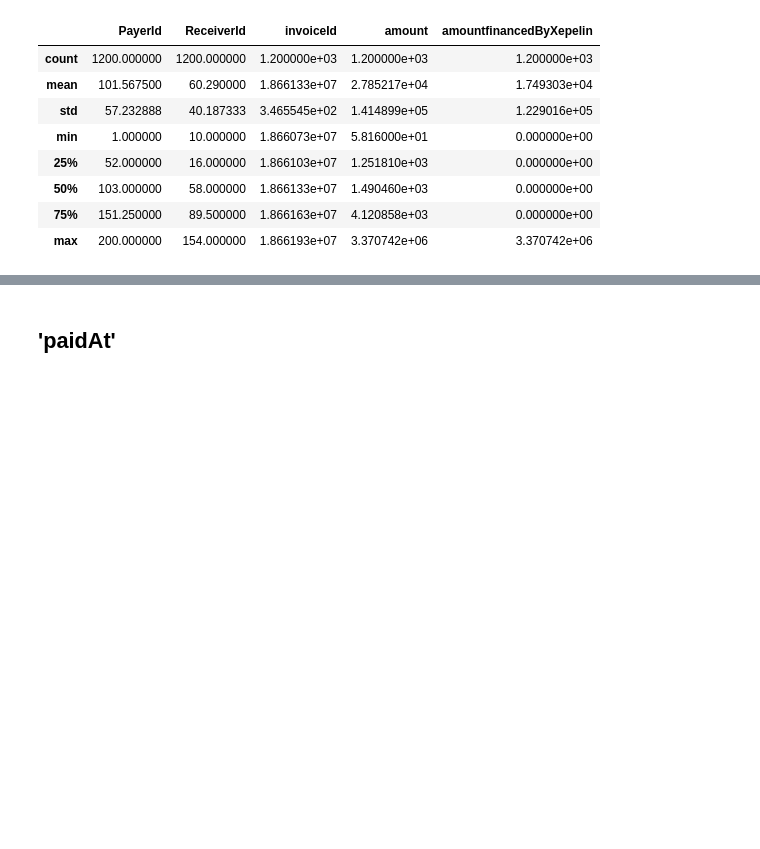
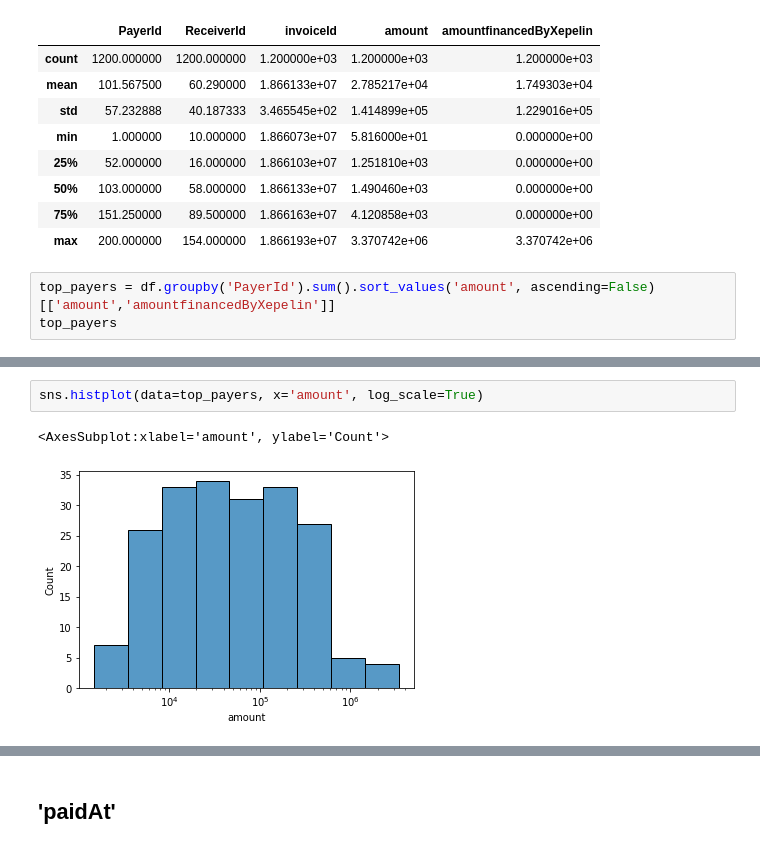
Before and after one commit to andrescerv/xepelin-challenge, a Jupyter notebook: notebook.ipynb, the cells around one changed output, grey strips where cells are left out. Saved outputs shown, nothing was run; the diff lists cells and outputs as text; blank space fills up the shorter version.

```diff
--- a/notebook.ipynb
+++ b/notebook.ipynb
@@ -47,3 +47,6 @@ df.describe()
 | 50% | 103.000000 | 58.000000 | 1.866133e+07 | 1.490460e+03 | 0.000000e+00 |
 | 75% | 151.250000 | 89.500000 | 1.866163e+07 | 4.120858e+03 | 0.000000e+00 |
 | max | 200.000000 | 154.000000 | 1.866193e+07 | 3.370742e+06 | 3.370742e+06 |
+# %%
+top_payers = df.groupby('PayerId').sum().sort_values('amount', ascending=False)[['amount','amountfinancedByXepelin']]
+top_payers
@@ -49,0 +84,5 @@ df.describe()
+# %%
+sns.histplot(data=top_payers, x='amount', log_scale=True)
+# %% [output]
+<AxesSubplot:xlabel='amount', ylabel='Count'>
+[figure, added]
```
Also changed, not shown: parts of 26 cells of this notebook.
